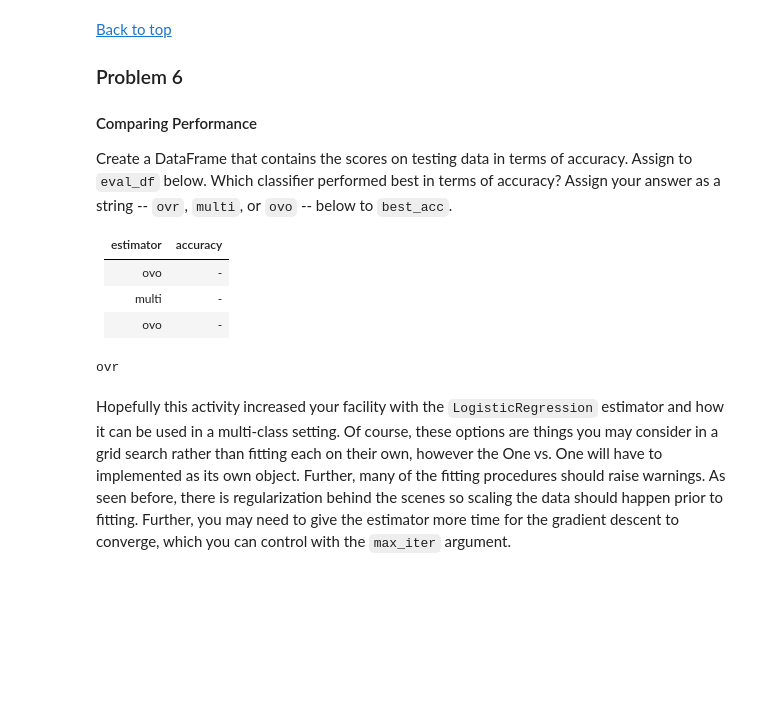
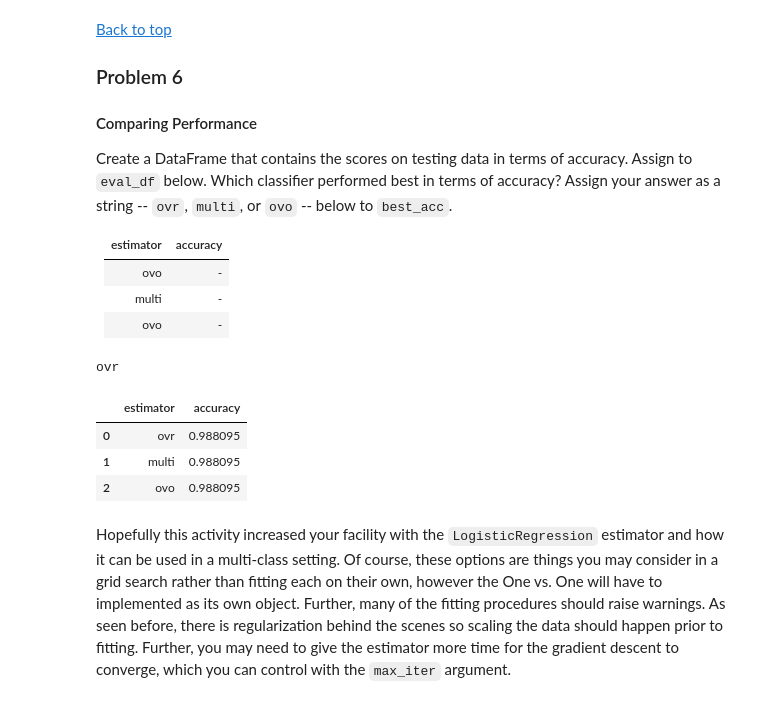
Before and after one commit to Subroy1/MSAI_AllPracticeModules, a Jupyter notebook: Module 13/colab_activity13_4.ipynb, the cells around one changed output. Saved outputs shown, nothing was run; the diff lists cells and outputs as text; code cells hidden in the pictures; blank space fills up the shorter version.

Commit message:
Comparing accuracy of the 3 multi-class models

```diff
--- a/Module 13/colab_activity13_4.ipynb
+++ b/Module 13/colab_activity13_4.ipynb
@@ -178,0 +168,5 @@ OneVsOneClassifier(estimator=LogisticRegression(max_iter=1000, random_state=42))
+# %%
+ovo_clf = OneVsOneClassifier(LogisticRegression(max_iter=1000, random_state=42) ).fit(X_train, y_train)
+
+# Answer check
+print(ovo_clf) #OneVsOneClassifier(estimator=LogisticRegression(max_iter=1000, random_state=42))
@@ -191,16 +187,22 @@ Create a DataFrame that contains the scores on testing data in terms of accuracy
 | ovo | - |
 | multi | - |
 | ovo | - |
-# %%
-
-
-best_acc = ''
-
-
-
-# Answer check
-print(best_acc)
-# %% [output]
-ovr
+# %%
+acc_ovo =accuracy_score(y_test, ovo_clf.predict(X_test))
+acc_ovr =accuracy_score(y_test, ovr_lgr.predict(X_test))
+acc_multi =  accuracy_score(y_test, multi_lgr.predict(X_test))
+
+eval_df=pd.DataFrame({"estimator": ["ovr","multi","ovo"], "accuracy":[acc_ovr, acc_multi, acc_ovo]})
+best_acc= 'ovr'
+
+# Answer check
+print(best_acc)
+eval_df
+# %% [output]
+ovr
+|  | estimator | accuracy |
+| 0 | ovr | 0.988095 |
+| 1 | multi | 0.988095 |
+| 2 | ovo | 0.988095 |
 # %% [markdown]
 Hopefully this activity increased your facility with the `LogisticRegression` estimator and how it can be used in a multi-class setting.  Of course, these options are things you may consider in a grid search rather than fitting each on their own, however the One vs. One will have to implemented as its own object.  Further, many of the fitting procedures should raise warnings.  As seen before, there is regularization behind the scenes so scaling the data should happen prior to fitting.  Further, you may need to give the estimator more time for the gradient descent to converge, which you can control with the `max_iter` argument.
```
Also changed, not shown: parts of 2 cells of this notebook.
